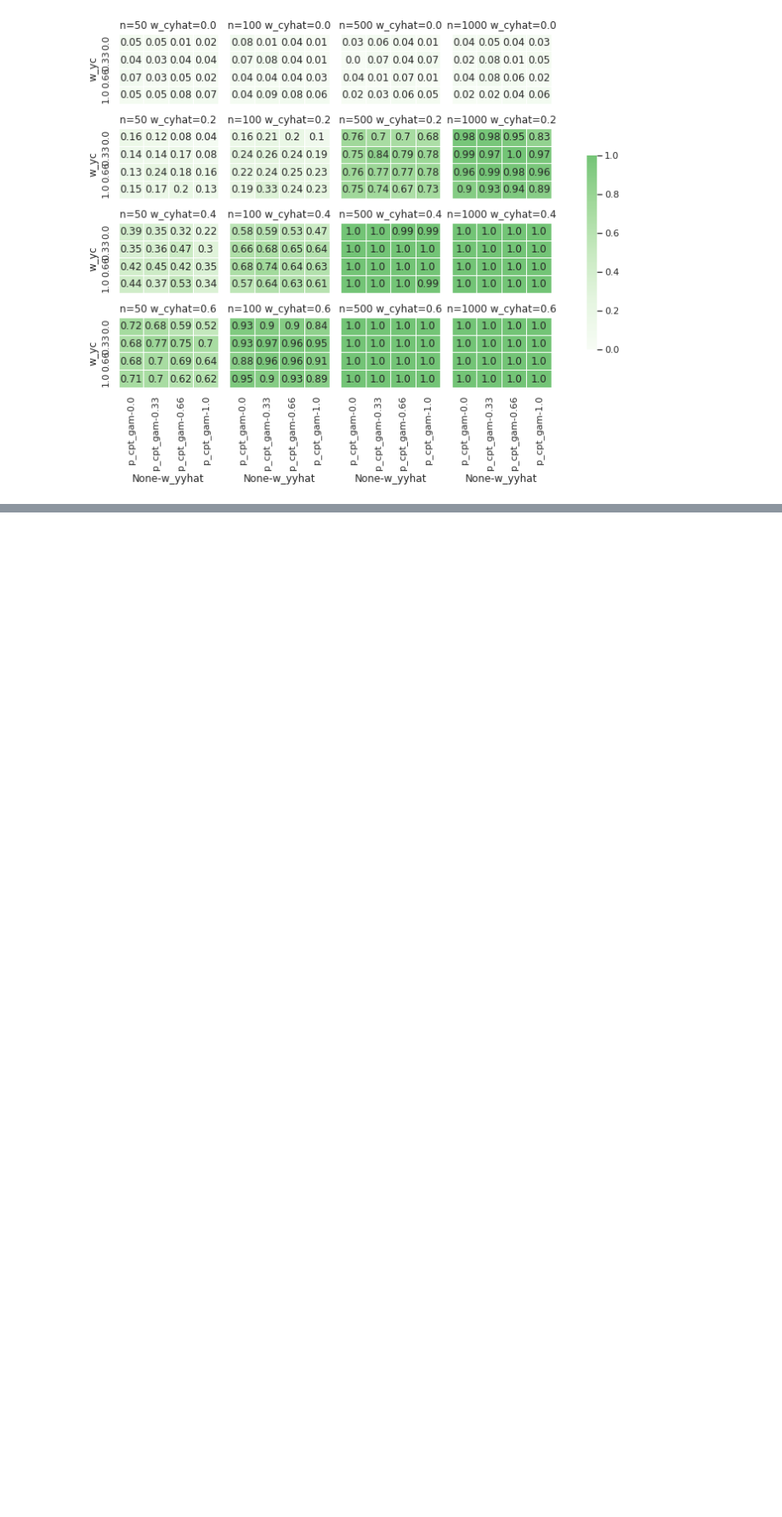
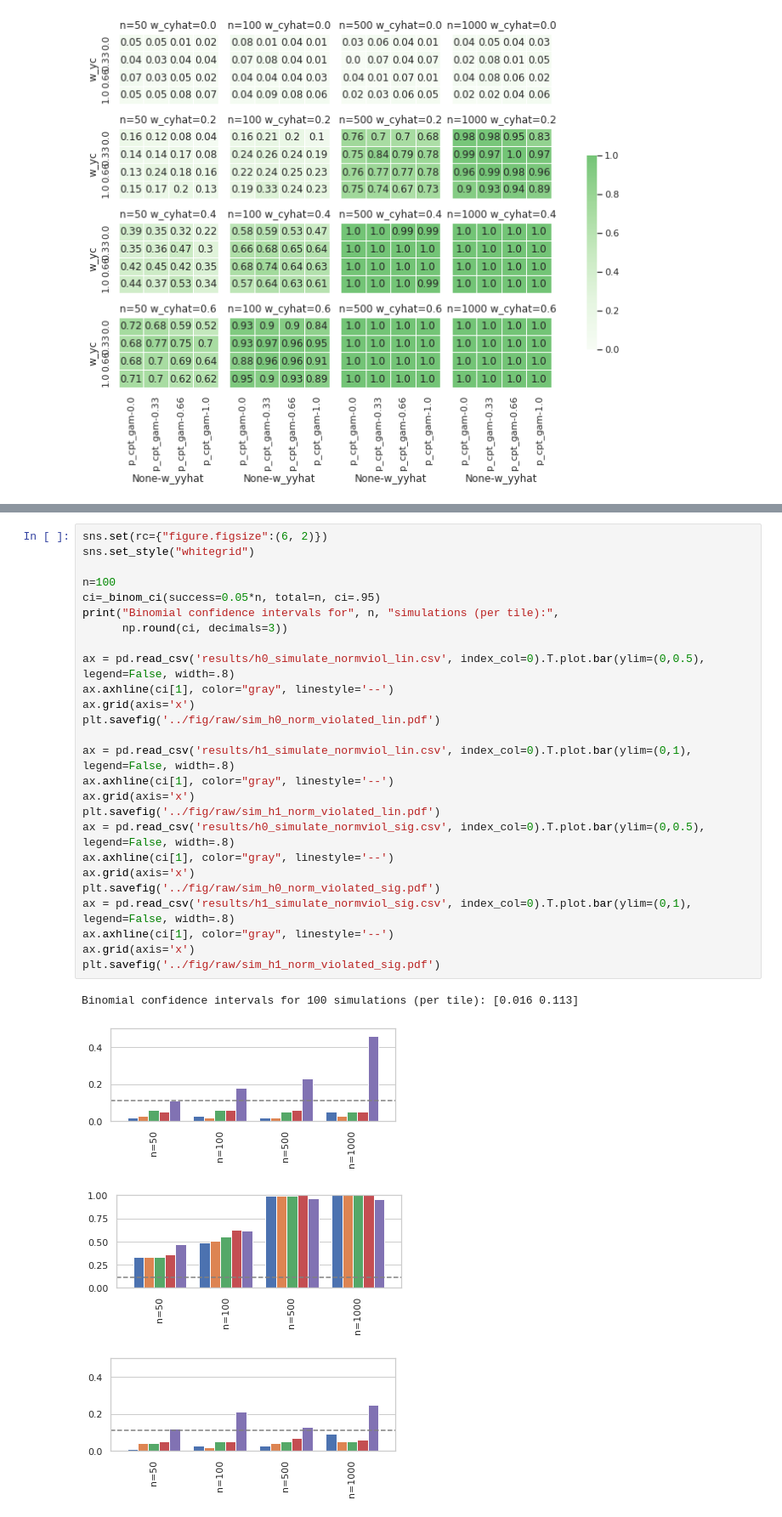
Before and after one commit to pni-lab/mlconfound-manuscript, a Jupyter notebook: simulated/plot_simulations.ipynb, the cells around one changed output, grey strips where cells are left out. Shown at 85% size. Cells and saved outputs as stored; diff of their text form; blank space fills up the shorter version.

Commit message:
normviol figure updated

```diff
--- a/simulated/plot_simulations.ipynb
+++ b/simulated/plot_simulations.ipynb
@@ -457,0 +413,31 @@ The tested weights are:
+# %%
+sns.set(rc={"figure.figsize":(6, 2)})
+sns.set_style("whitegrid")
+
+n=100
+ci=_binom_ci(success=0.05*n, total=n, ci=.95)
+print("Binomial confidence intervals for", n, "simulations (per tile):",
+      np.round(ci, decimals=3))
+
+ax = pd.read_csv('results/h0_simulate_normviol_lin.csv', index_col=0).T.plot.bar(ylim=(0,0.5), legend=False, width=.8)
+ax.axhline(ci[1], color="gray", linestyle='--')
+ax.grid(axis='x')
+plt.savefig('../fig/raw/sim_h0_norm_violated_lin.pdf')
+
+ax = pd.read_csv('results/h1_simulate_normviol_lin.csv', index_col=0).T.plot.bar(ylim=(0,1), legend=False, width=.8)
+ax.axhline(ci[1], color="gray", linestyle='--')
+ax.grid(axis='x')
+plt.savefig('../fig/raw/sim_h1_norm_violated_lin.pdf')
+ax = pd.read_csv('results/h0_simulate_normviol_sig.csv', index_col=0).T.plot.bar(ylim=(0,0.5), legend=False, width=.8)
+ax.axhline(ci[1], color="gray", linestyle='--')
+ax.grid(axis='x')
+plt.savefig('../fig/raw/sim_h0_norm_violated_sig.pdf')
+ax = pd.read_csv('results/h1_simulate_normviol_sig.csv', index_col=0).T.plot.bar(ylim=(0,1), legend=False, width=.8)
+ax.axhline(ci[1], color="gray", linestyle='--')
+ax.grid(axis='x')
+plt.savefig('../fig/raw/sim_h1_norm_violated_sig.pdf')
+# %% [output]
+Binomial confidence intervals for 100 simulations (per tile): [0.016 0.113]
+[figure, added]
+[figure, added]
+[figure, added]
```
Also changed, not shown: parts of 5 cells of this notebook, 11 other files.
